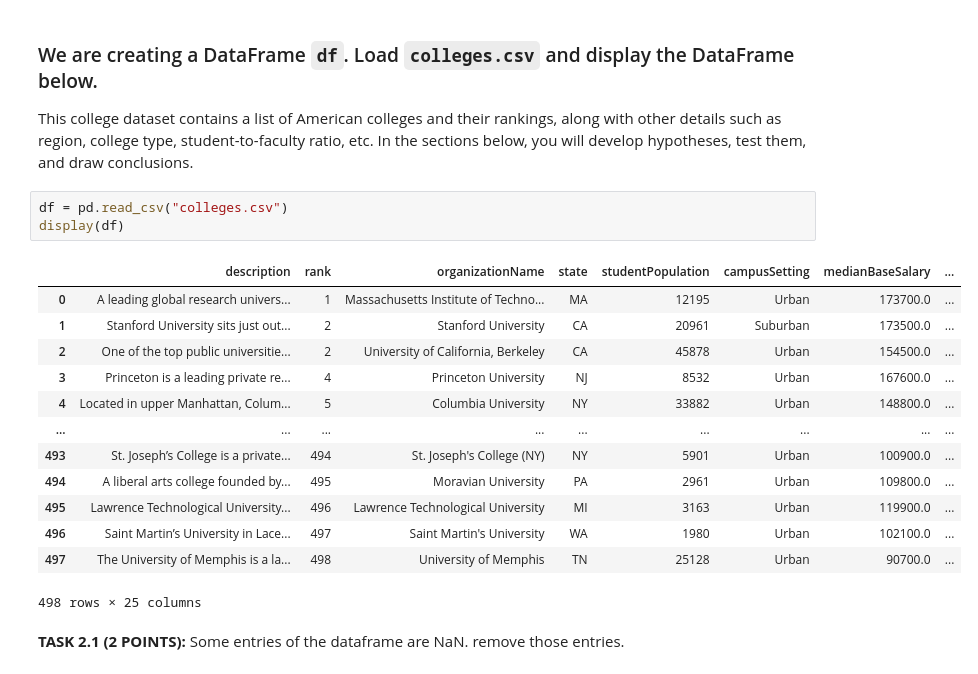
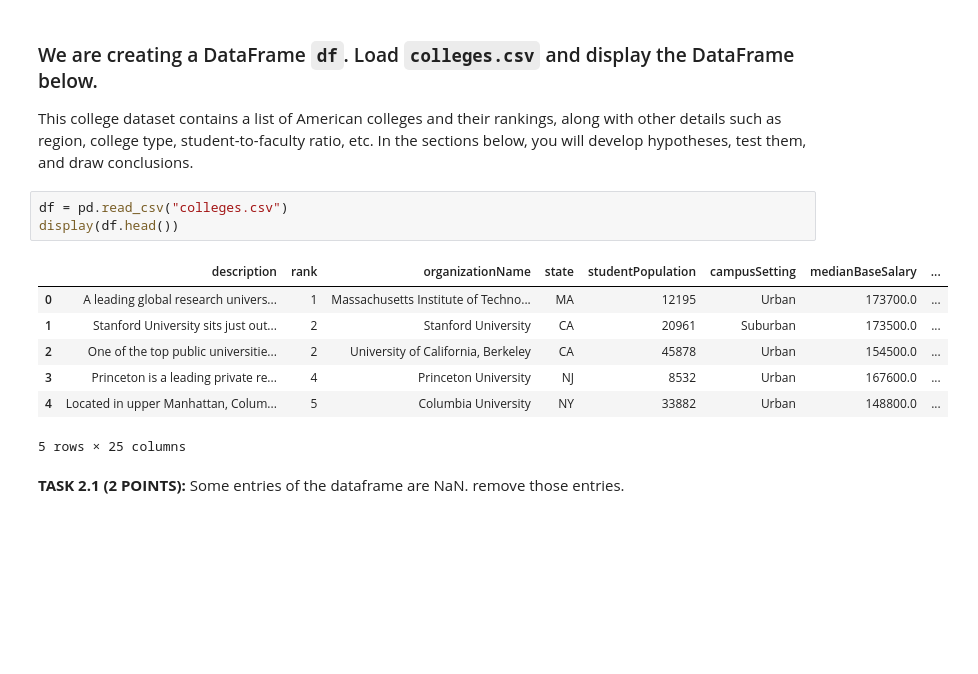
Before and after one commit to cooldeath49/CMSC320, a Jupyter notebook: hw2/HW2_Fall2025.ipynb, the cells around one changed output. Drawn from its saved outputs; the diff is of its cells as text; blank space fills up the shorter version.

```diff
--- a/hw2/HW2_Fall2025.ipynb
+++ b/hw2/HW2_Fall2025.ipynb
@@ -348,21 +348,15 @@ import matplotlib.pyplot as plt
 This college dataset contains a list of American colleges and their rankings, along with other details such as region, college type, student-to-faculty ratio, etc. In the sections below, you will develop hypotheses, test them, and draw conclusions.
 # %%
 df = pd.read_csv("colleges.csv")
-display(df)
+display(df.head())
 # %% [output]
 |  | description | rank | organizationName | state | studentPopulation | campusSetting | medianBaseSalary | ... |
 | 0 | A leading global research univers... | 1 | Massachusetts Institute of Techno... | MA | 12195 | Urban | 173700.0 | ... |
 | 1 | Stanford University sits just out... | 2 | Stanford University | CA | 20961 | Suburban | 173500.0 | ... |
 | 2 | One of the top public universitie... | 2 | University of California, Berkeley | CA | 45878 | Urban | 154500.0 | ... |
 | 3 | Princeton is a leading private re... | 4 | Princeton University | NJ | 8532 | Urban | 167600.0 | ... |
 | 4 | Located in upper Manhattan, Colum... | 5 | Columbia University | NY | 33882 | Urban | 148800.0 | ... |
-| ... | ... | ... | ... | ... | ... | ... | ... | ... |
-| 493 | St. Joseph’s College is a private... | 494 | St. Joseph's College (NY) | NY | 5901 | Urban | 100900.0 | ... |
-| 494 | A liberal arts college founded by... | 495 | Moravian University | PA | 2961 | Urban | 109800.0 | ... |
-| 495 | Lawrence Technological University... | 496 | Lawrence Technological University | MI | 3163 | Urban | 119900.0 | ... |
-| 496 | Saint Martin’s University in Lace... | 497 | Saint Martin's University | WA | 1980 | Urban | 102100.0 | ... |
-| 497 | The University of Memphis is a la... | 498 | University of Memphis | TN | 25128 | Urban | 90700.0 | ... |
-498 rows × 25 columns
+5 rows × 25 columns
 # %% [markdown]
 **TASK 2.1 (2 POINTS):** Some entries of the dataframe are NaN. remove those entries.
 # %%
```
Also changed, not shown: parts of 11 cells of this notebook, 2 other files.
